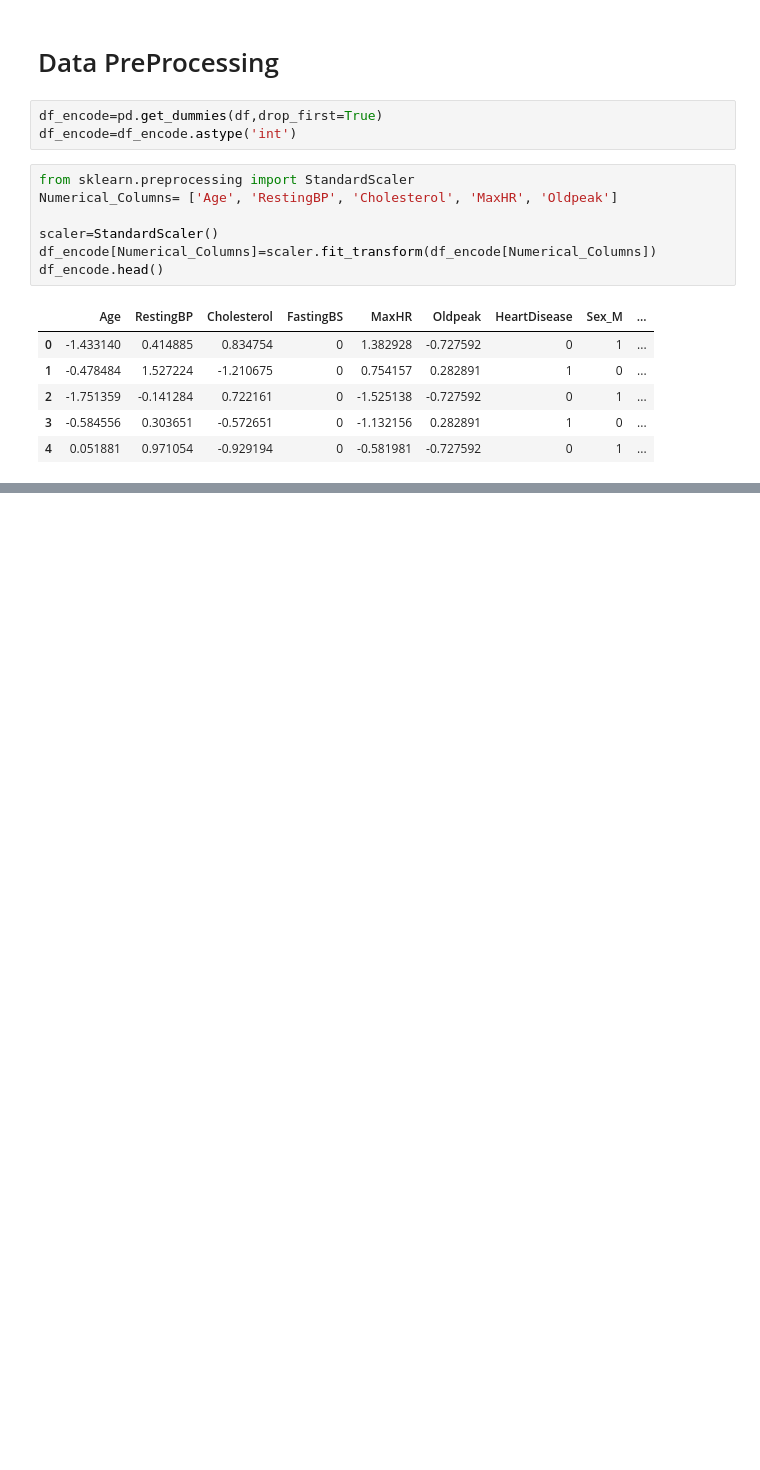
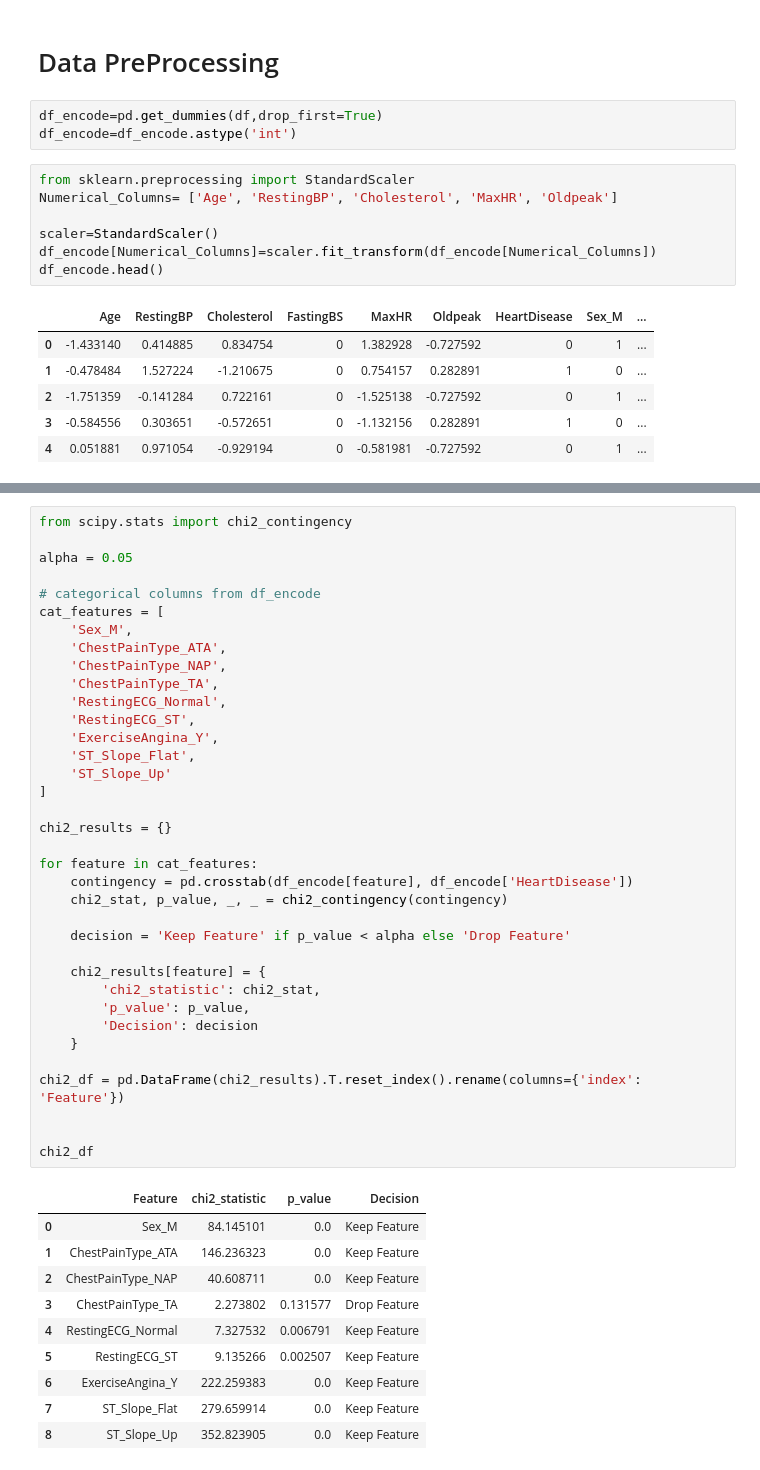
Before and after one commit to saadi-js/ML-, a Jupyter notebook: heart.ipynb, the cells around one changed output, grey strips where cells are left out. Drawn from its saved outputs; the diff is of its cells as text; blank space fills up the shorter version.

```diff
--- a/heart.ipynb
+++ b/heart.ipynb
@@ -248,0 +285,47 @@ df_encode.head()
+# %%
+from scipy.stats import chi2_contingency
+
+alpha = 0.05
+
+# categorical columns from df_encode
+cat_features = [
+    'Sex_M',
+    'ChestPainType_ATA',
+    'ChestPainType_NAP',
+    'ChestPainType_TA',
+    'RestingECG_Normal',
+    'RestingECG_ST',
+    'ExerciseAngina_Y',
+    'ST_Slope_Flat',
+    'ST_Slope_Up'
+]
+
+chi2_results = {}
+
+for feature in cat_features:
+    contingency = pd.crosstab(df_encode[feature], df_encode['HeartDisease'])
+    chi2_stat, p_value, _, _ = chi2_contingency(contingency)
+
+    decision = 'Keep Feature' if p_value < alpha else 'Drop Feature'
+
+    chi2_results[feature] = {
+        'chi2_statistic': chi2_stat,
+        'p_value': p_value,
+        'Decision': decision
+    }
+
+chi2_df = pd.DataFrame(chi2_results).T.reset_index().rename(columns={'index': 'Feature'})
+
+
+chi2_df
+# %% [output]
+|  | Feature | chi2_statistic | p_value | Decision |
+| 0 | Sex_M | 84.145101 | 0.0 | Keep Feature |
+| 1 | ChestPainType_ATA | 146.236323 | 0.0 | Keep Feature |
+| 2 | ChestPainType_NAP | 40.608711 | 0.0 | Keep Feature |
+| 3 | ChestPainType_TA | 2.273802 | 0.131577 | Drop Feature |
+| 4 | RestingECG_Normal | 7.327532 | 0.006791 | Keep Feature |
+| 5 | RestingECG_ST | 9.135266 | 0.002507 | Keep Feature |
+| 6 | ExerciseAngina_Y | 222.259383 | 0.0 | Keep Feature |
+| 7 | ST_Slope_Flat | 279.659914 | 0.0 | Keep Feature |
+| 8 | ST_Slope_Up | 352.823905 | 0.0 | Keep Feature |
```
Also changed, not shown: parts of 3 cells of this notebook.
